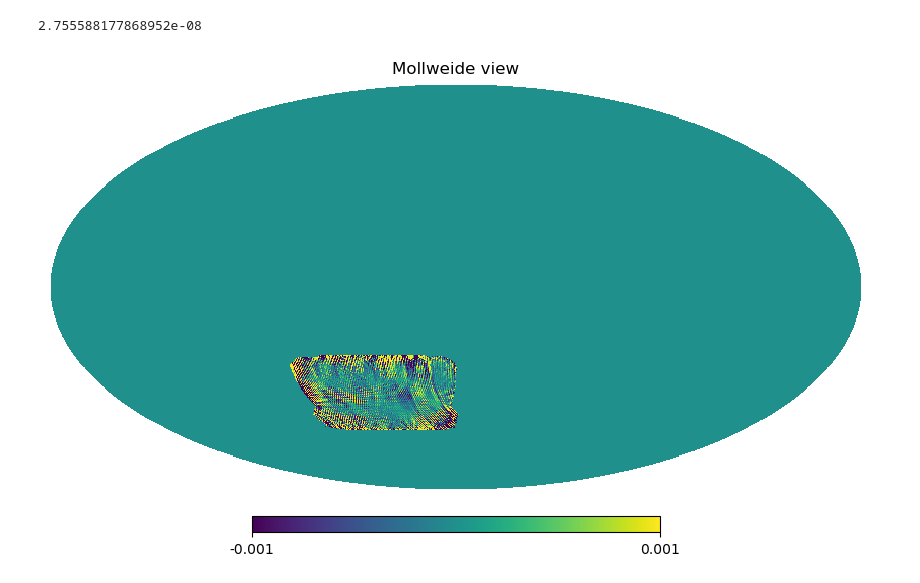
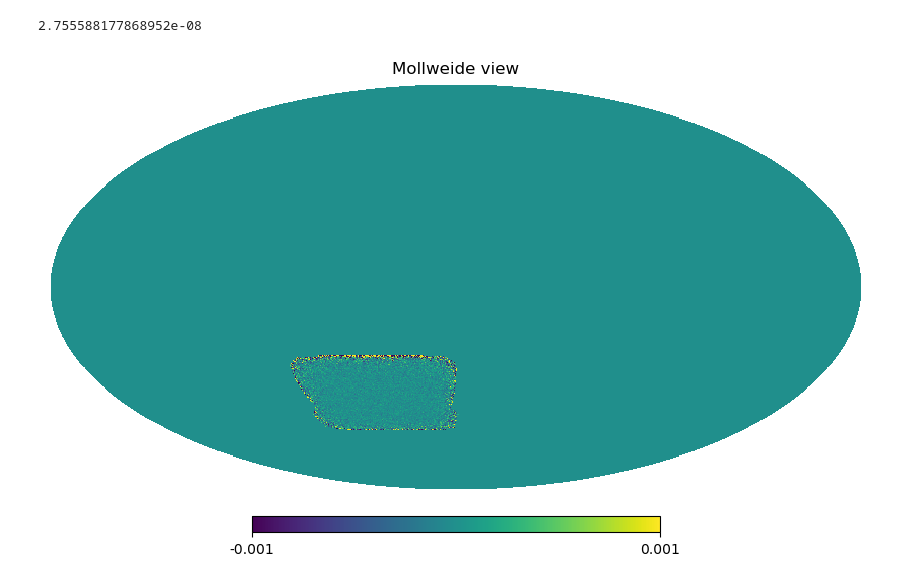
Before and after one commit to catyz/filterbin, a Jupyter notebook: coadd.ipynb, the cells around one changed output. Saved outputs shown, nothing was run; the diff lists cells and outputs as text; code cells hidden in the pictures.

```diff
--- a/coadd.ipynb
+++ b/coadd.ipynb
@@ -89,6 +89,6 @@ np.nanmax(np.abs((m_coadd - m_all) / m_all))
 # %% [output]
 2.755588177868952e-08
 # %%
-hp.mollview(m_all[0], min=-1e-3, max=1e-3)
+hp.mollview(m_all[2], min=-1e-3, max=1e-3)
 # %% [output]
-[figure, old version]
+[figure, new version]
```
Also changed, not shown: 6 other files.
